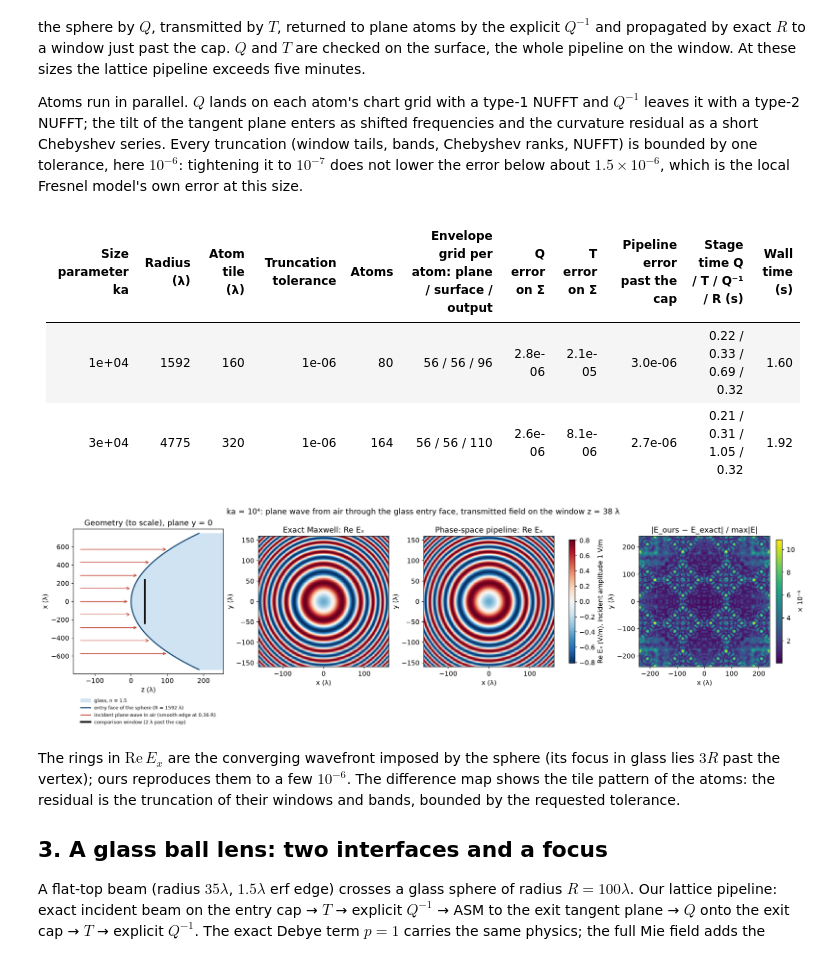
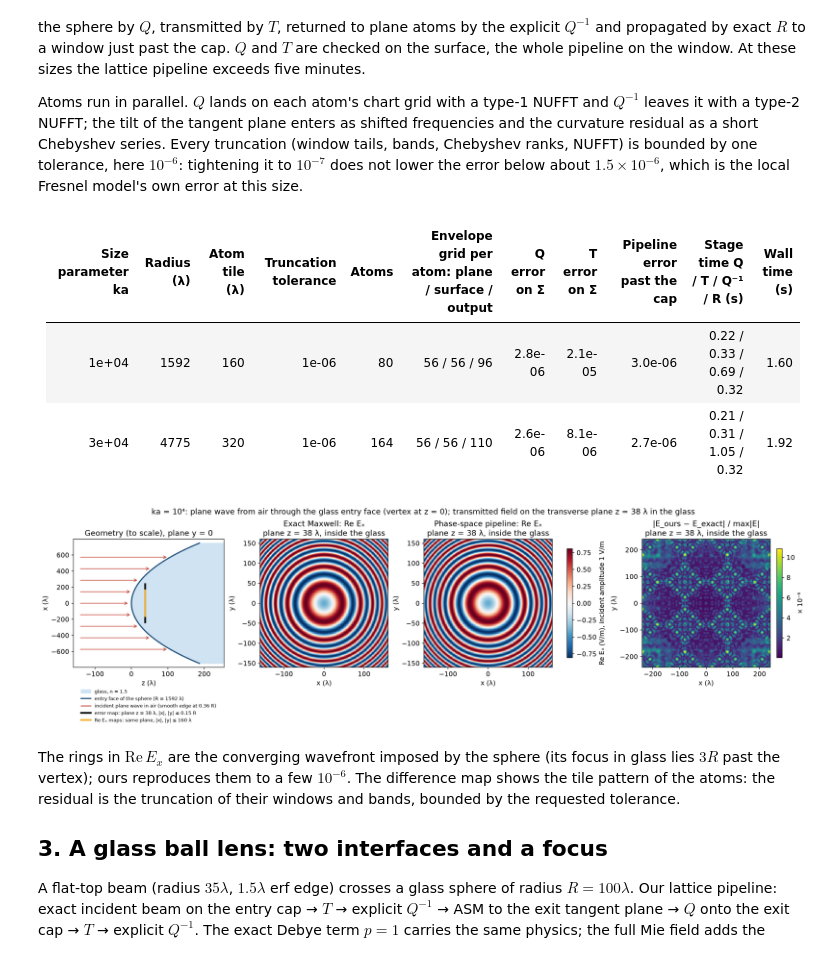
Before and after one commit to blancusjh/vecdiff, a Jupyter notebook: general/notebooks/07_macroscopic_interface_operators.ipynb, the cells around one changed output. Cells and saved outputs as stored; diff of their text form; code cells hidden in the pictures.

Commit message:
Notebook 07: say where the phase-space maps lie
Map titles name the plane (z = 38 lambda, inside the glass); the geometry
panel marks the segment the Re Ex maps cover and the wider error-map window.

Co-Authored-By: Claude Opus 5.5 <noreply@anthropic.com>

```diff
--- a/general/notebooks/07_macroscopic_interface_operators.ipynb
+++ b/general/notebooks/07_macroscopic_interface_operators.ipynb
@@ -89,38 +89,40 @@ window_z = float(io.ground_truth(1e4, "entry")["window_points"][0, 0, 2])
 fig = plt.figure(figsize=(18, 5.2), layout="constrained")
 axes = fig.subplots(1, 4, gridspec_kw=dict(width_ratios=(1.15, 1, 1, 1)))
 # Geometry, meridional plane y = 0, to scale (x vertical, z horizontal).
 ax = axes[0]
 x = np.linspace(-0.47 * R, 0.47 * R, 400)
 sag = R - np.sqrt(R**2 - x**2)
 ax.fill_betweenx(x, sag, 0.16 * R, color="#cfe3f3", label="glass, n = 1.5")
 ax.plot(sag, x, color="#1f4e79", lw=2, label="entry face of the sphere (R = 1592 λ)")
 edge = 0.36 * R
 for xi in np.linspace(-edge, edge, 9):
     ax.annotate("", xy=(R - np.sqrt(R**2 - xi**2) - 0.004 * R, xi), xytext=(-0.09 * R, xi),
                 arrowprops=dict(arrowstyle="->", color="#c0392b", lw=1))
 ax.plot([], [], color="#c0392b", lw=1.5, label="incident plane wave in air (smooth edge at 0.36 R)")
-ax.plot([window_z] * 2, [-0.15 * R, 0.15 * R], color="black", lw=3, label="comparison window (2 λ past the cap)")
+ax.plot([window_z] * 2, [-0.15 * R, 0.15 * R], color="black", lw=3, label=f"error map: plane z = {window_z:.0f} λ, |x|, |y| ≤ 0.15 R")
+ax.plot([window_z] * 2, [-160, 160], color="#f2b134", lw=3, label=f"Re Eₓ maps: same plane, |x|, |y| ≤ 160 λ")
 ax.set(xlim=(-0.1 * R, 0.16 * R), ylim=(-0.5 * R, 0.5 * R), xlabel="z (λ)", ylabel="x (λ)", title="Geometry (to scale), plane y = 0")
 ax.legend(loc="upper center", bbox_to_anchor=(0.5, -0.14), fontsize=8, ncol=1, frameon=False)
 # Re E_x: the rings are the wavefront curvature the sphere imposes.
 scale = np.abs(exact[..., 0]).max()
-for ax, values, title in ((axes[1], exact, "Exact Maxwell: Re Eₓ"), (axes[2], ours, "Phase-space pipeline: Re Eₓ")):
+for ax, values, title in ((axes[1], exact, f"Exact Maxwell: Re Eₓ\nplane z = {window_z:.0f} λ, inside the glass"),
+                          (axes[2], ours, f"Phase-space pipeline: Re Eₓ\nplane z = {window_z:.0f} λ, inside the glass")):
     im = ax.pcolormesh(X, Y, values[..., 0].real, cmap="RdBu_r", vmin=-scale, vmax=scale, shading="nearest")
     # ±160 λ keeps at least eight samples per ring period (the rings tighten outward).
     ax.set(aspect="equal", title=title, xlabel="x (λ)", ylabel="y (λ)", xlim=(-160, 160), ylim=(-160, 160))
 fig.colorbar(im, ax=axes[1:3], label="Re Eₓ (V/m), incident amplitude 1 V/m", shrink=0.85)
 difference = np.linalg.norm(ours - exact, axis=-1) / scale
 im = axes[3].pcolormesh(X, Y, difference * 1e6, cmap="viridis", shading="nearest")
-axes[3].set(aspect="equal", title="|E_ours − E_exact| / max|E|", xlabel="x (λ)", ylabel="y (λ)")
+axes[3].set(aspect="equal", title=f"|E_ours − E_exact| / max|E|\nplane z = {window_z:.0f} λ, inside the glass", xlabel="x (λ)", ylabel="y (λ)")
 fig.colorbar(im, ax=axes[3], label="× 10⁻⁶", shrink=0.85)
-fig.suptitle(f"ka = 10⁴: plane wave from air through the glass entry face, transmitted field on the window z = {window_z:.0f} λ")
+fig.suptitle(f"ka = 10⁴: plane wave from air through the glass entry face (vertex at z = 0); transmitted field on the transverse plane z = {window_z:.0f} λ in the glass")
 plt.show()
 # %% [output]
 | Size parameter ka | Radius (λ) | Atom tile (λ) | Truncation tolerance | Atoms | Envelope grid per atom: plane / surface / output | Q error on Σ | T error on Σ | Pipeline error past the cap | Stage time Q / T / Q⁻¹ / R (s) | Wall time (s) |
 |---|---|---|---|---|---|---|---|---|---|---|
 | 1e+04 | 1592 | 160 | 1e-06 | 80 | 56 / 56 / 96 | 2.8e-06 | 2.1e-05 | 3.0e-06 | 0.22 / 0.33 / 0.69 / 0.32 | 1.60 |
 | 3e+04 | 4775 | 320 | 1e-06 | 164 | 56 / 56 / 110 | 2.6e-06 | 8.1e-06 | 2.7e-06 | 0.21 / 0.31 / 1.05 / 0.32 | 1.92 |
-[figure, old version]
+[figure, new version]
 # %% [markdown]
 The rings in $\mathrm{Re}\,E_x$ are the converging wavefront imposed by the sphere (its focus in glass lies $3R$ past the vertex); ours reproduces them to a few $10^{-6}$. The difference map shows the tile pattern of the atoms: the residual is the truncation of their windows and bands, bounded by the requested tolerance.
 
```
